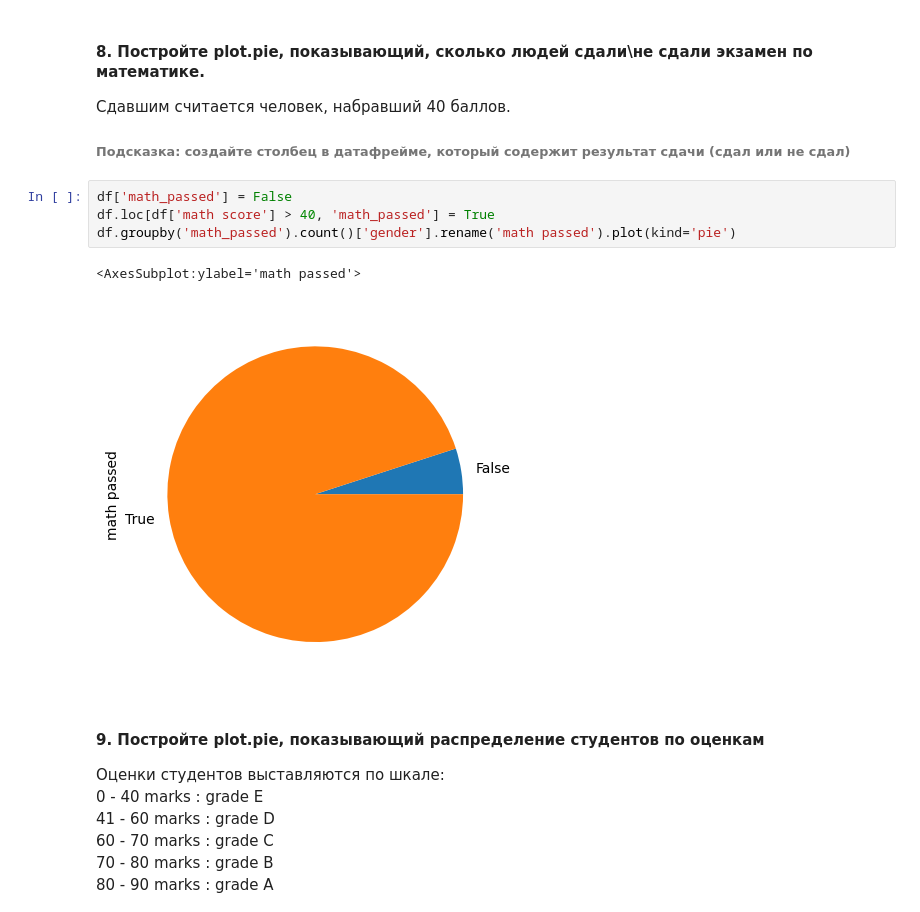
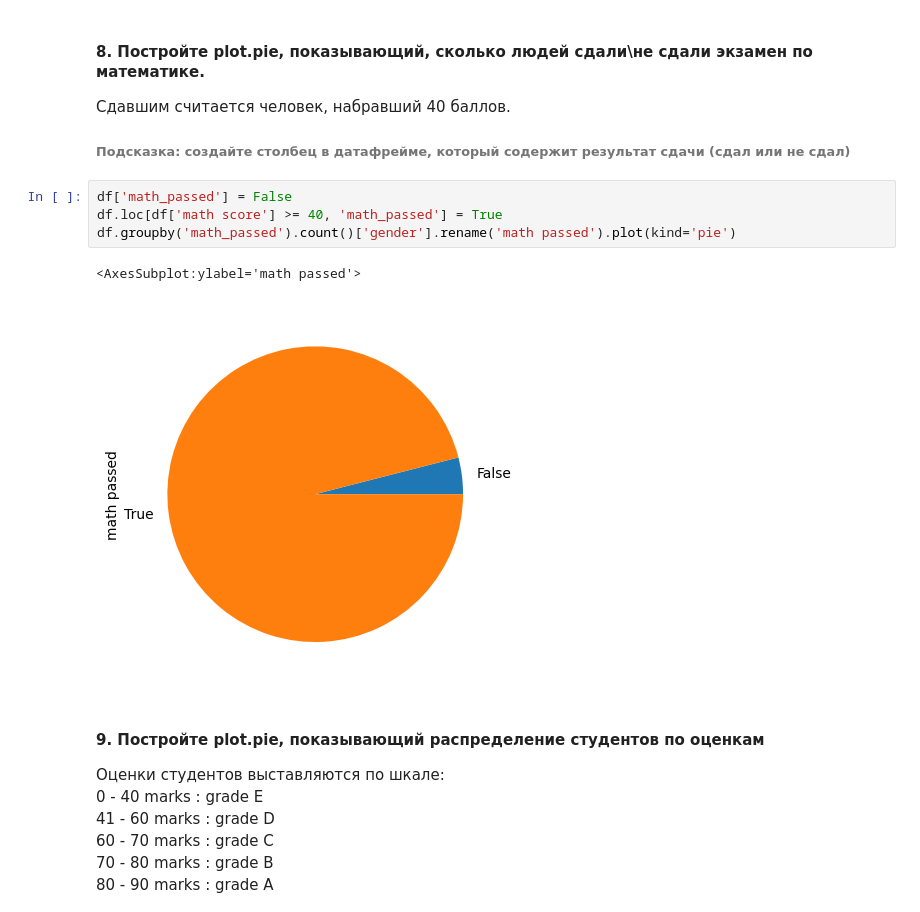
Before and after one commit to sasha-sem/data_mining_lessons, a Jupyter notebook: 1. Введение/4. Практика_Визуальный_анализ_данных_(Matplotlib_Seaborn_Pandas)_Часть_2.ipynb, the cells around one changed output. Drawn from its saved outputs; the diff is of its cells as text.

```diff
--- a/1. Введение/4. Практика_Визуальный_анализ_данных_(Matplotlib_Seaborn_Pandas)_Часть_2.ipynb
+++ b/1. Введение/4. Практика_Визуальный_анализ_данных_(Matplotlib_Seaborn_Pandas)_Часть_2.ipynb
@@ -166,11 +166,11 @@ sns.countplot(x='parental level of education', hue='test preparation course', da
 ###### Подсказка: создайте столбец в датафрейме, который содержит результат сдачи (сдал или не сдал)
 # %%
 df['math_passed'] = False
-df.loc[df['math score'] > 40, 'math_passed'] = True
+df.loc[df['math score'] >= 40, 'math_passed'] = True
 df.groupby('math_passed').count()['gender'].rename('math passed').plot(kind='pie')
 # %% [output]
 <AxesSubplot:ylabel='math passed'>
-[figure, old version]
+[figure, new version]
 # %% [markdown]
 #### 9. Постройте plot.pie, показывающий распределение студентов по оценкам
 
```
Also changed, not shown: parts of 1 cell of this notebook.
